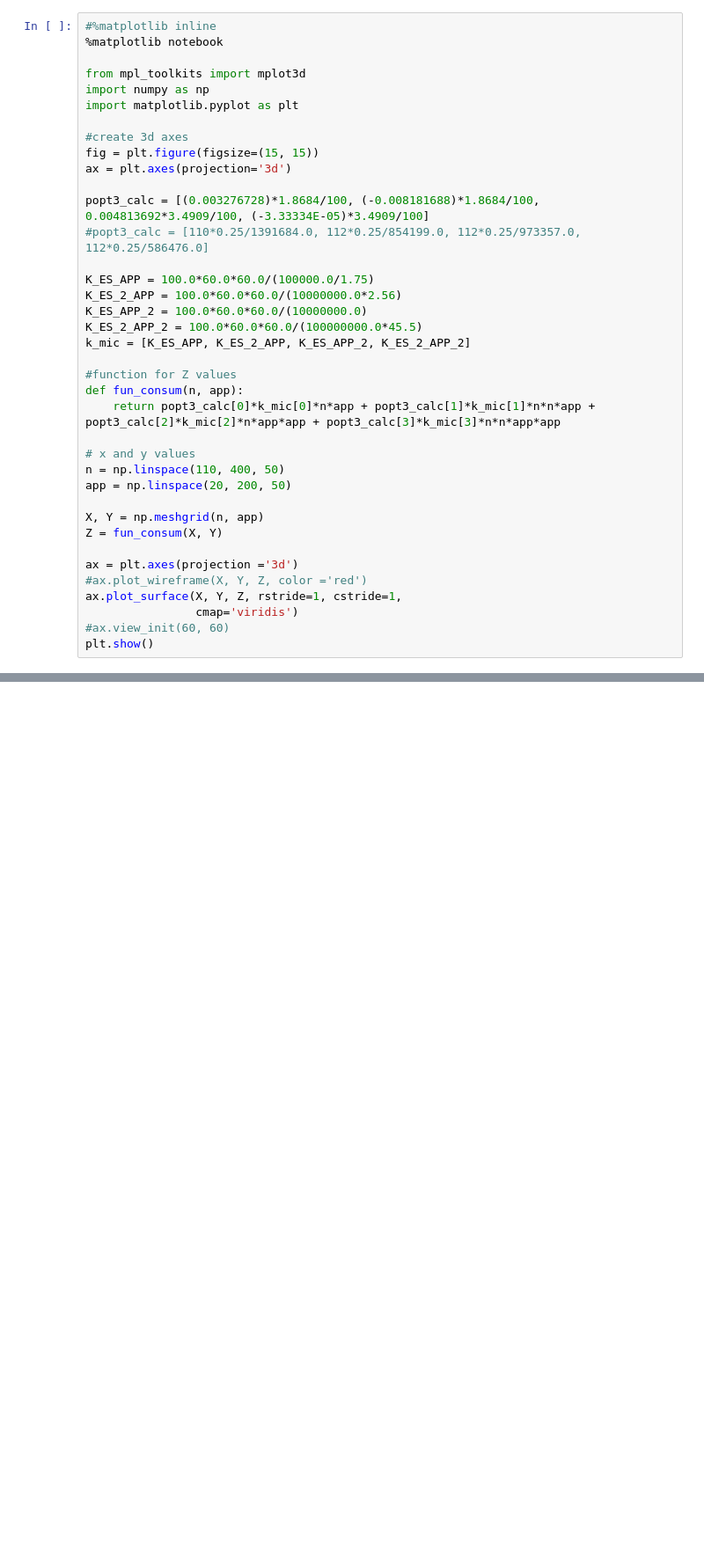
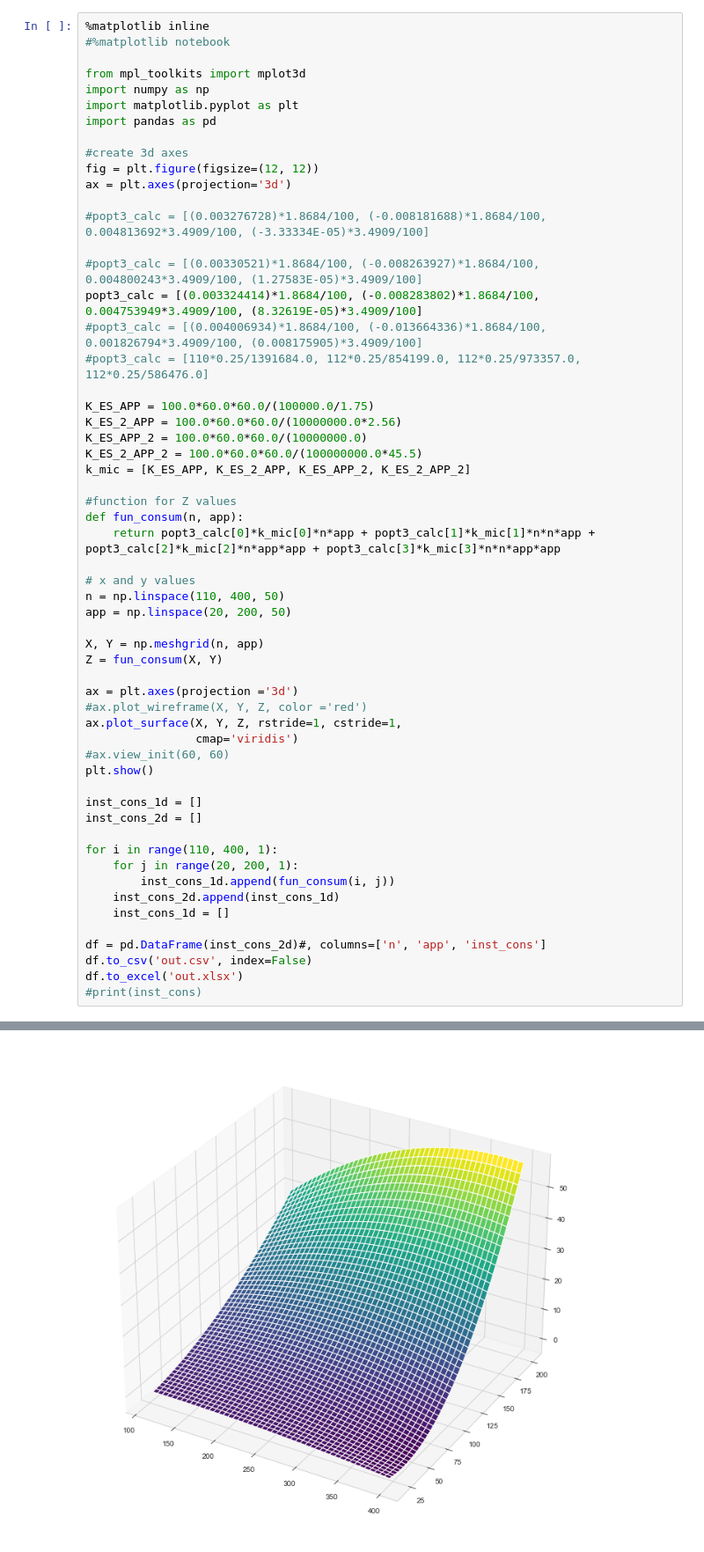
Before and after one commit to zhenux/pythonProject54, a Jupyter notebook: fun_3d.ipynb, the cells around one changed output, grey strips where cells are left out. Shown: that part at 88% size. Saved outputs shown, nothing was run; the diff lists cells and outputs as text; blank space fills up the shorter version.

```diff
--- a/fun_3d.ipynb
+++ b/fun_3d.ipynb
@@ -1,16 +1,21 @@
 # %%
-#%matplotlib inline
-%matplotlib notebook
+%matplotlib inline
+#%matplotlib notebook
 
 from mpl_toolkits import mplot3d
 import numpy as np
 import matplotlib.pyplot as plt
+import pandas as pd
 
 #create 3d axes
-fig = plt.figure(figsize=(15, 15))
+fig = plt.figure(figsize=(12, 12))
 ax = plt.axes(projection='3d')
 
-popt3_calc = [(0.003276728)*1.8684/100, (-0.008181688)*1.8684/100, 0.004813692*3.4909/100, (-3.33334E-05)*3.4909/100]
+#popt3_calc = [(0.003276728)*1.8684/100, (-0.008181688)*1.8684/100, 0.004813692*3.4909/100, (-3.33334E-05)*3.4909/100]
+
+#popt3_calc = [(0.00330521)*1.8684/100, (-0.008263927)*1.8684/100, 0.004800243*3.4909/100, (1.27583E-05)*3.4909/100]
+popt3_calc = [(0.003324414)*1.8684/100, (-0.008283802)*1.8684/100, 0.004753949*3.4909/100, (8.32619E-05)*3.4909/100]
+#popt3_calc = [(0.004006934)*1.8684/100, (-0.013664336)*1.8684/100, 0.001826794*3.4909/100, (0.008175905)*3.4909/100]
 #popt3_calc = [110*0.25/1391684.0, 112*0.25/854199.0, 112*0.25/973357.0, 112*0.25/586476.0]
 
 K_ES_APP = 100.0*60.0*60.0/(100000.0/1.75)
@@ -36,4 +41,18 @@ ax.plot_surface(X, Y, Z, rstride=1, cstride=1,
                 cmap='viridis')
 #ax.view_init(60, 60)
 plt.show()
+
+inst_cons_1d = []
+inst_cons_2d = []
+
+for i in range(110, 400, 1):
+    for j in range(20, 200, 1):
+        inst_cons_1d.append(fun_consum(i, j))
+    inst_cons_2d.append(inst_cons_1d)
+    inst_cons_1d = []
+
+df = pd.DataFrame(inst_cons_2d)#, columns=['n', 'app', 'inst_cons']
+df.to_csv('out.csv', index=False)
+df.to_excel('out.xlsx')
+#print(inst_cons)
 # %% [output]
@@ -41,0 +59 @@ plt.show()
+[figure, added]
```
Also changed, not shown: parts of 1 cell of this notebook, 1 other file.
